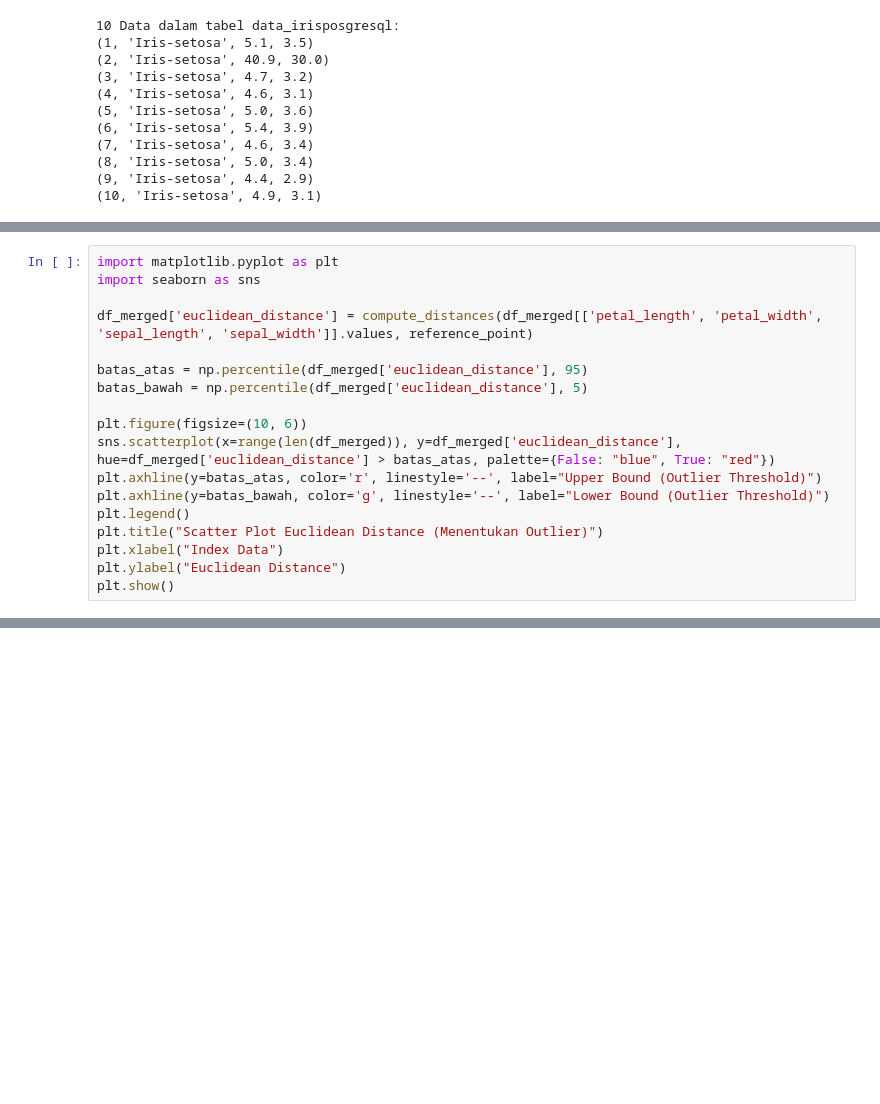
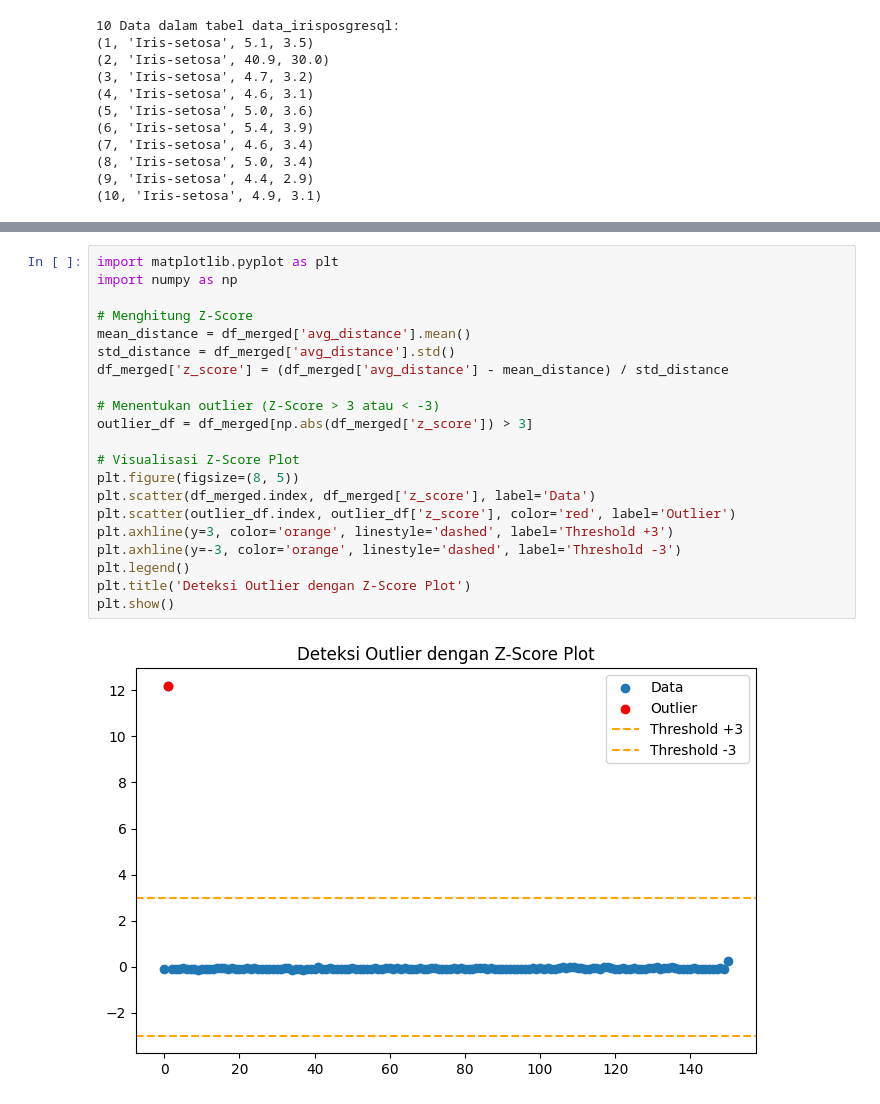
Before and after one commit to yudhacm/pendata, a Jupyter notebook: _sources/Outlier_Detection.ipynb, the cells around one changed output, grey strips where cells are left out. Cells and saved outputs as stored; diff of their text form; blank space fills up the shorter version.

```diff
--- a/_sources/Outlier_Detection.ipynb
+++ b/_sources/Outlier_Detection.ipynb
@@ -314,18 +276,0 @@ visualisasi dengan scatter plot untuk warna merah adalah outlier dan warna biru
-# %%
-import matplotlib.pyplot as plt
-import seaborn as sns
-
-df_merged['euclidean_distance'] = compute_distances(df_merged[['petal_length', 'petal_width', 'sepal_length', 'sepal_width']].values, reference_point)
-
-batas_atas = np.percentile(df_merged['euclidean_distance'], 95)
-batas_bawah = np.percentile(df_merged['euclidean_distance'], 5)
-
-plt.figure(figsize=(10, 6))
-sns.scatterplot(x=range(len(df_merged)), y=df_merged['euclidean_distance'], hue=df_merged['euclidean_distance'] > batas_atas, palette={False: "blue", True: "red"})
-plt.axhline(y=batas_atas, color='r', linestyle='--', label="Upper Bound (Outlier Threshold)")
-plt.axhline(y=batas_bawah, color='g', linestyle='--', label="Lower Bound (Outlier Threshold)")
-plt.legend()
-plt.title("Scatter Plot Euclidean Distance (Menentukan Outlier)")
-plt.xlabel("Index Data")
-plt.ylabel("Euclidean Distance")
-plt.show()
@@ -333,0 +350,23 @@ plt.show()
+# %%
+import matplotlib.pyplot as plt
+import numpy as np
+
+# Menghitung Z-Score
+mean_distance = df_merged['avg_distance'].mean()
+std_distance = df_merged['avg_distance'].std()
+df_merged['z_score'] = (df_merged['avg_distance'] - mean_distance) / std_distance
+
+# Menentukan outlier (Z-Score > 3 atau < -3)
+outlier_df = df_merged[np.abs(df_merged['z_score']) > 3]
+
+# Visualisasi Z-Score Plot
+plt.figure(figsize=(8, 5))
+plt.scatter(df_merged.index, df_merged['z_score'], label='Data')
+plt.scatter(outlier_df.index, outlier_df['z_score'], color='red', label='Outlier')
+plt.axhline(y=3, color='orange', linestyle='dashed', label='Threshold +3')
+plt.axhline(y=-3, color='orange', linestyle='dashed', label='Threshold -3')
+plt.legend()
+plt.title('Deteksi Outlier dengan Z-Score Plot')
+plt.show()
+# %% [output]
+[figure, added]
```
Also changed, not shown: parts of 23 cells of this notebook, 11 other files.
